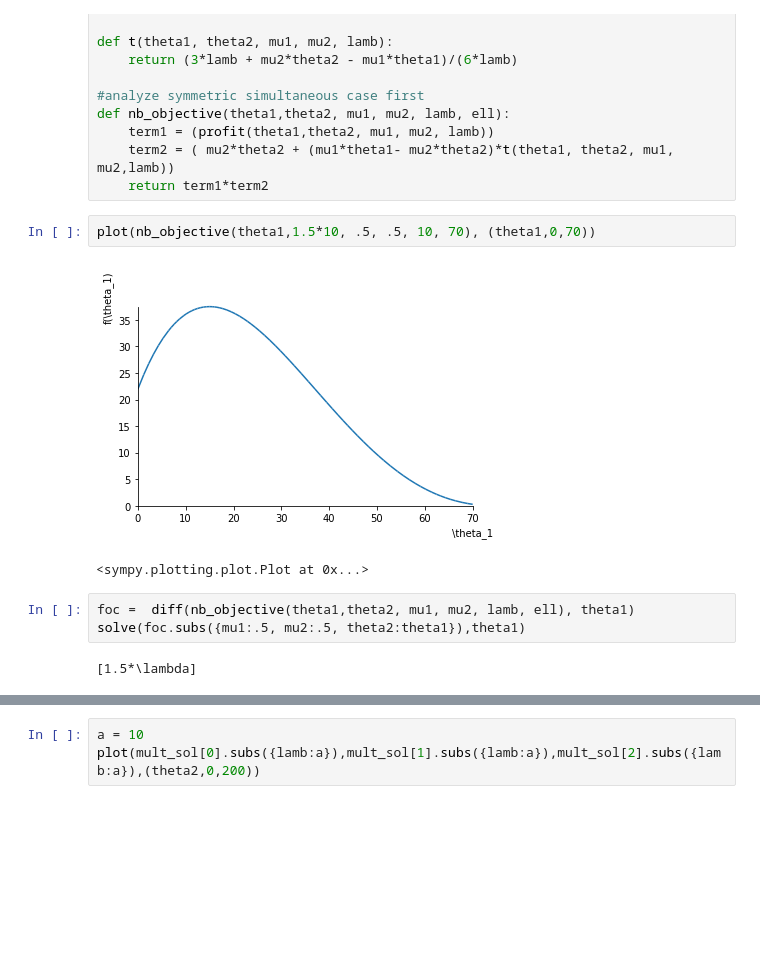
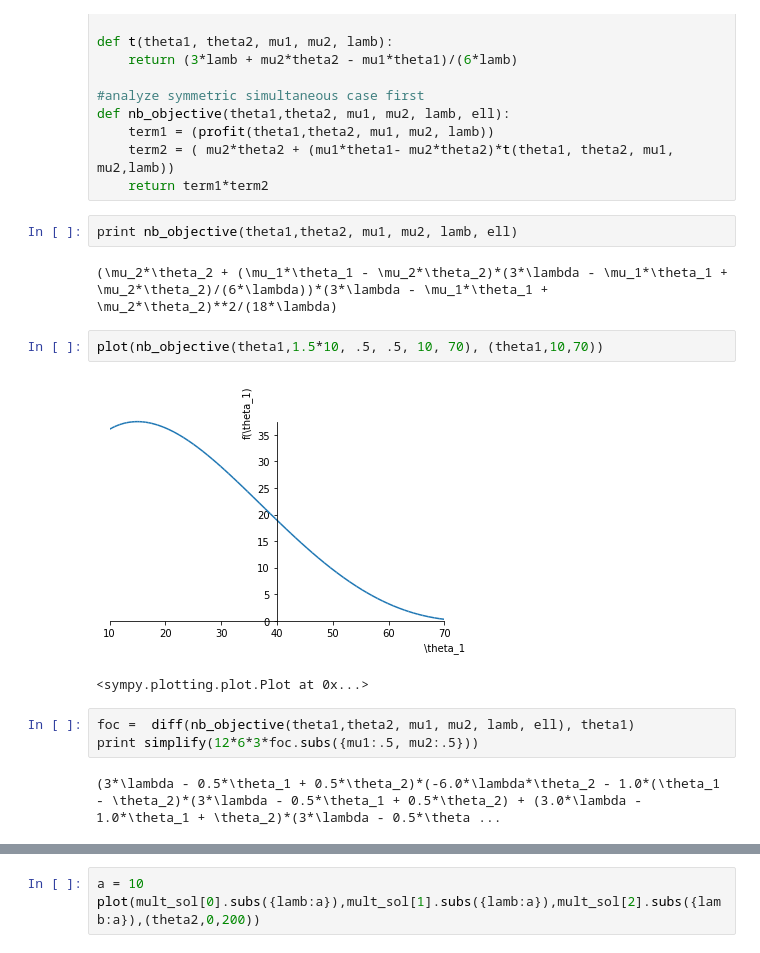
Before and after one commit to ericschulman/health_bargains, a Jupyter notebook: bargains_simplified.ipynb, the cells around one changed output, grey strips where cells are left out. Drawn from its saved outputs; the diff is of its cells as text; blank space fills up the shorter version.

```diff
--- a/bargains_simplified.ipynb
+++ b/bargains_simplified.ipynb
@@ -21,13 +21,17 @@ def nb_objective(theta1,theta2, mu1, mu2, lamb, ell):
     term1 = (profit(theta1,theta2, mu1, mu2, lamb))
     term2 = ( mu2*theta2 + (mu1*theta1- mu2*theta2)*t(theta1, theta2, mu1, mu2,lamb))
     return term1*term2
+# %%
+print nb_objective(theta1,theta2, mu1, mu2, lamb, ell)
+# %% [output]
+(\mu_2*\theta_2 + (\mu_1*\theta_1 - \mu_2*\theta_2)*(3*\lambda - \mu_1*\theta_1 + \mu_2*\theta_2)/(6*\lambda))*(3*\lambda - \mu_1*\theta_1 + \mu_2*\theta_2)**2/(18*\lambda)
 # %%
-plot(nb_objective(theta1,1.5*10, .5, .5, 10, 70), (theta1,0,70))
+plot(nb_objective(theta1,1.5*10, .5, .5, 10, 70), (theta1,10,70))
 # %% [output]
-[figure, old version]
+[figure, new version]
 <sympy.plotting.plot.Plot at 0x...>
 # %%
 foc =  diff(nb_objective(theta1,theta2, mu1, mu2, lamb, ell), theta1)
-solve(foc.subs({mu1:.5, mu2:.5, theta2:theta1}),theta1)
+print simplify(12*6*3*foc.subs({mu1:.5, mu2:.5}))
 # %% [output]
-[1.5*\lambda]
+(3*\lambda - 0.5*\theta_1 + 0.5*\theta_2)*(-6.0*\lambda*\theta_2 - 1.0*(\theta_1 - \theta_2)*(3*\lambda - 0.5*\theta_1 + 0.5*\theta_2) + (3.0*\lambda - 1.0*\theta_1 + \theta_2)*(3*\lambda - 0.5*\theta ...
```
Also changed, not shown: parts of 4 cells of this notebook.
